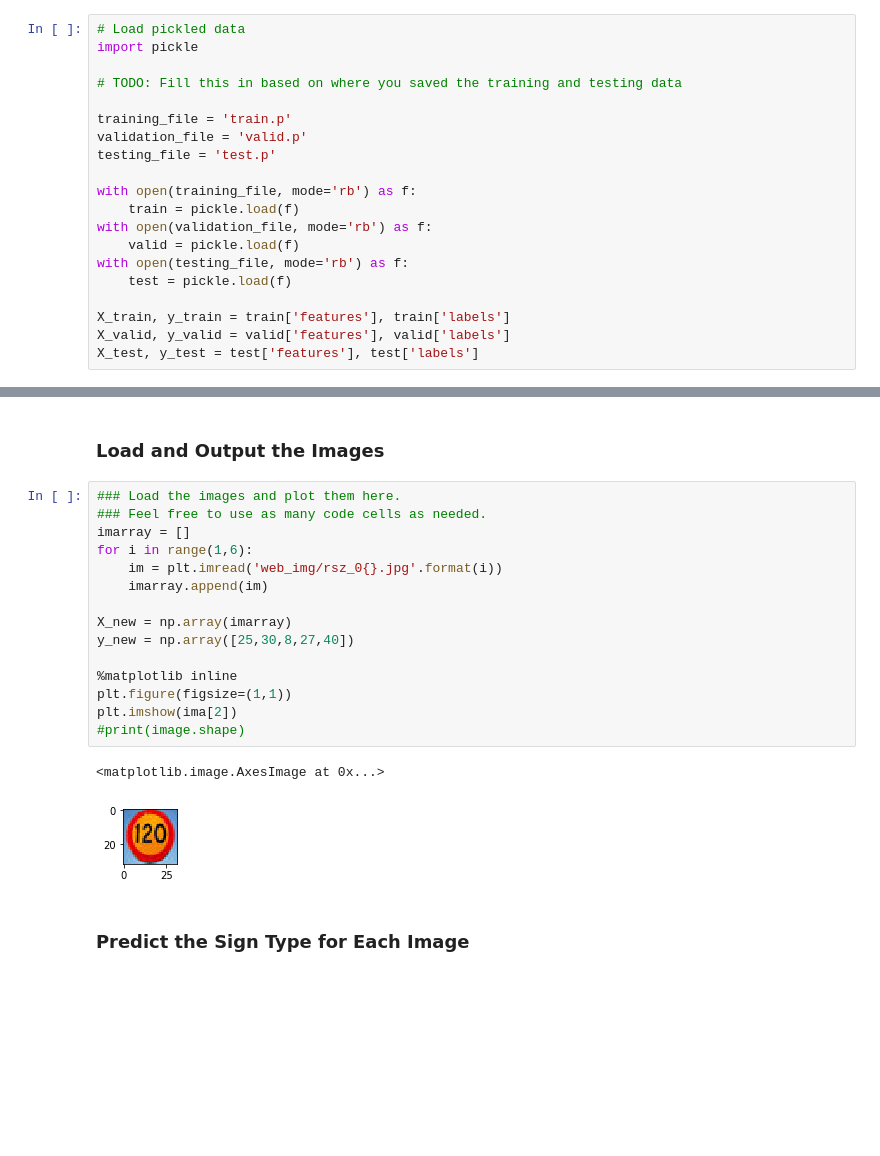
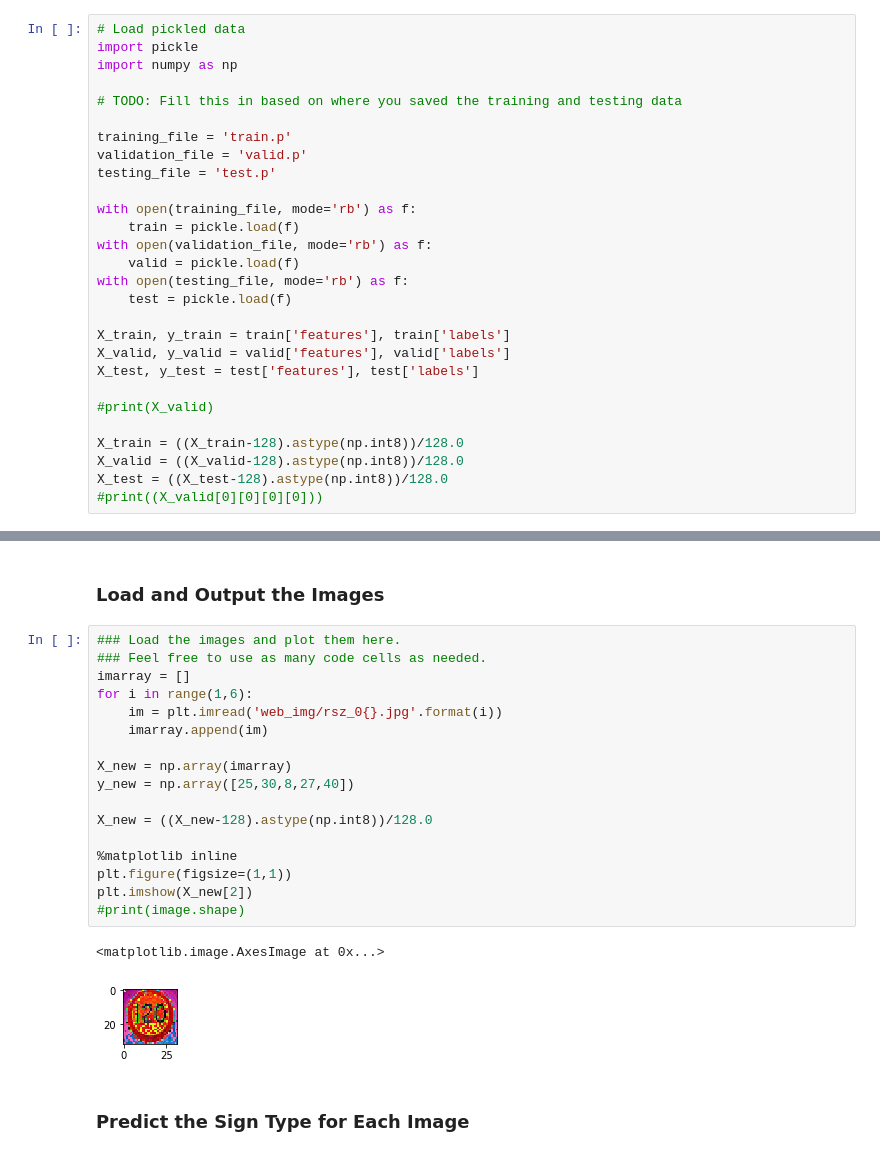
Before and after one commit to pkorivi/traffic_sign_classifier_project, a Jupyter notebook: Traffic_Sign_Classifier.ipynb, the cells around one changed output, grey strips where cells are left out. Saved outputs shown, nothing was run; the diff lists cells and outputs as text; blank space fills up the shorter version.

```diff
--- a/Traffic_Sign_Classifier.ipynb
+++ b/Traffic_Sign_Classifier.ipynb
@@ -22,6 +22,7 @@ The [rubric](https://review.udacity.com/#!/rubrics/481/view) contains "Stand Out
 # %%
 # Load pickled data
 import pickle
+import numpy as np
 
 # TODO: Fill this in based on where you saved the training and testing data
 
@@ -39,6 +40,13 @@ with open(testing_file, mode='rb') as f:
 X_train, y_train = train['features'], train['labels']
 X_valid, y_valid = valid['features'], valid['labels']
 X_test, y_test = test['features'], test['labels']
+
+#print(X_valid)
+
+X_train = ((X_train-128).astype(np.int8))/128.0
+X_valid = ((X_valid-128).astype(np.int8))/128.0
+X_test = ((X_test-128).astype(np.int8))/128.0
+#print((X_valid[0][0][0][0]))
 # %% [markdown]
 ---
 
@@ -309,21 +363,23 @@ You may find `signnames.csv` useful as it contains mappings from the class id (i
 # %%
 ### Load the images and plot them here.
 ### Feel free to use as many code cells as needed.
 imarray = []
 for i in range(1,6):
     im = plt.imread('web_img/rsz_0{}.jpg'.format(i))
     imarray.append(im)
 
 X_new = np.array(imarray)
 y_new = np.array([25,30,8,27,40])
 
+X_new = ((X_new-128).astype(np.int8))/128.0
+
 %matplotlib inline
 plt.figure(figsize=(1,1))
-plt.imshow(ima[2])
+plt.imshow(X_new[2])
 #print(image.shape)
 # %% [output]
 <matplotlib.image.AxesImage at 0x...>
-[figure, old version]
+[figure, new version]
 # %% [markdown]
 ### Predict the Sign Type for Each Image
 # %%
```
Also changed, not shown: parts of 7 cells of this notebook, 3 other files.
